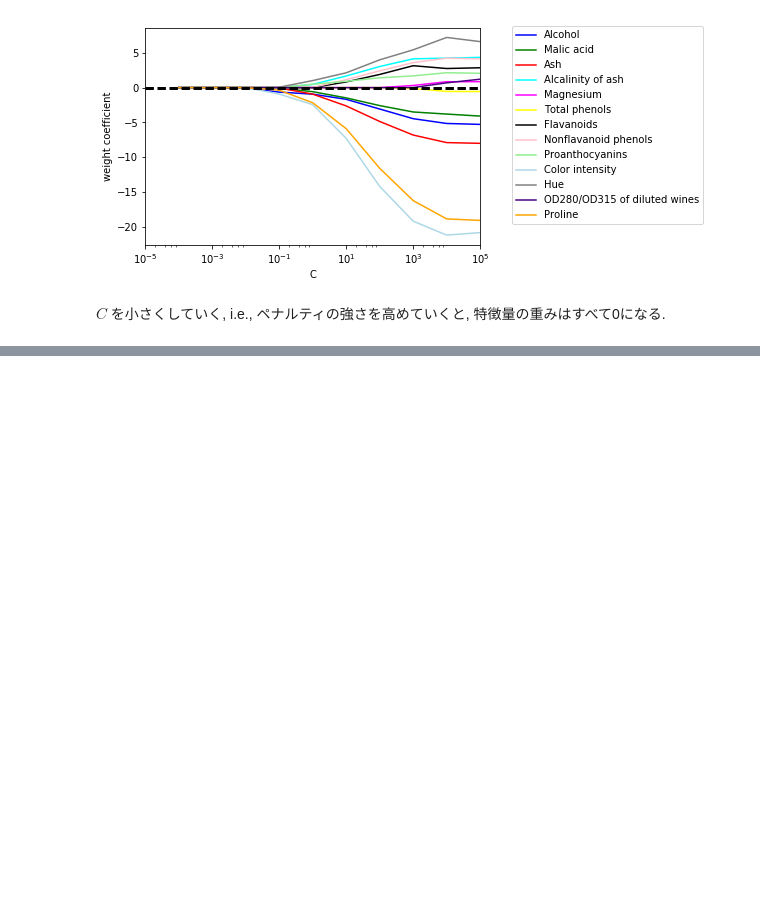
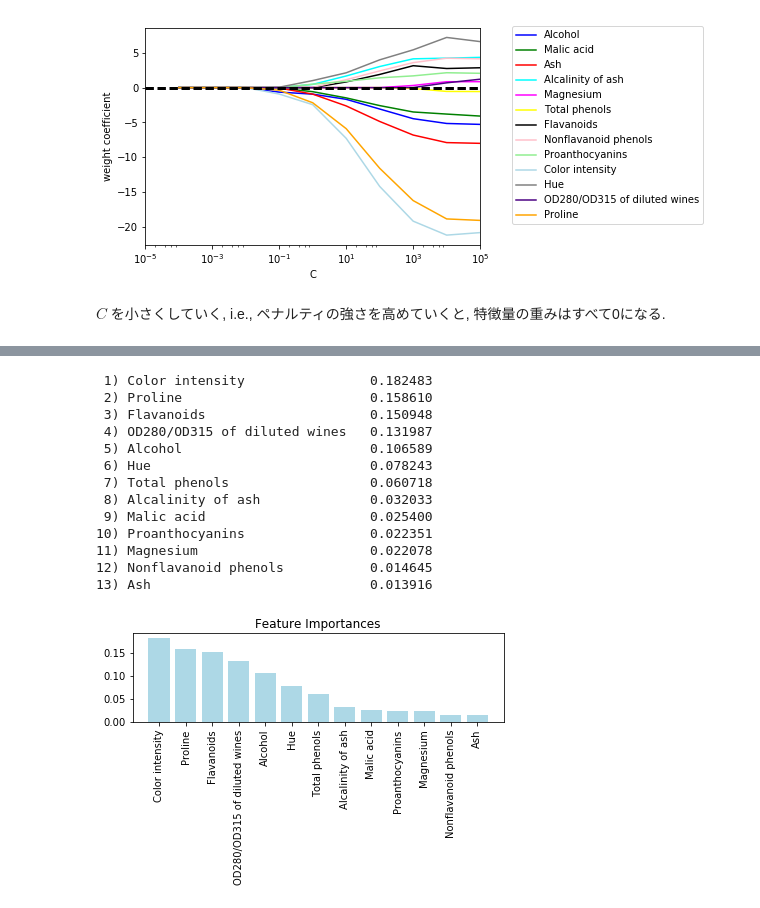
Before and after one commit to taq225/py_ML_book, a Jupyter notebook: Ch4.ipynb, the cells around one changed output, grey strips where cells are left out. Cells and saved outputs as stored; diff of their text form; code cells hidden in the pictures; blank space fills up the shorter version.

```diff
--- a/Ch4.ipynb
+++ b/Ch4.ipynb
@@ -520,0 +697,38 @@ $C$ を小さくしていく, i.e., ペナルティの強さを高めていく
+# %%
+from sklearn.ensemble import RandomForestClassifier
+
+feat_labels = df_wine.columns[1:]
+
+forest = RandomForestClassifier(n_estimators=10000, random_state=0, n_jobs=-1)
+
+forest.fit(X_train, y_train)
+importances = forest.feature_importances_
+
+indices = np.argsort(importances)[::-1]
+
+for f in range(X_train.shape[1]):
+    print("%2d) %-*s %f" % (f + 1, 30, feat_labels[indices[f]], importances[indices[f]]))
+
+plt.title('Feature Importances')
+plt.bar(range(X_train.shape[1]), importances[indices], color='lightblue', align='center')
+
+plt.xticks(range(X_train.shape[1]), feat_labels[indices], rotation=90)
+plt.xlim([-1, X_train.shape[1]])
+plt.tight_layout()
+#plt.savefig('./random_forest.png', dpi=300)
+plt.show()
+# %% [output]
+ 1) Color intensity                0.182483
+ 2) Proline                        0.158610
+ 3) Flavanoids                     0.150948
+ 4) OD280/OD315 of diluted wines   0.131987
+ 5) Alcohol                        0.106589
+ 6) Hue                            0.078243
+ 7) Total phenols                  0.060718
+ 8) Alcalinity of ash              0.032033
+ 9) Malic acid                     0.025400
+10) Proanthocyanins                0.022351
+11) Magnesium                      0.022078
+12) Nonflavanoid phenols           0.014645
+13) Ash                            0.013916
+[figure, added]
```
Also changed, not shown: parts of 19 cells of this notebook, 1 other file.
